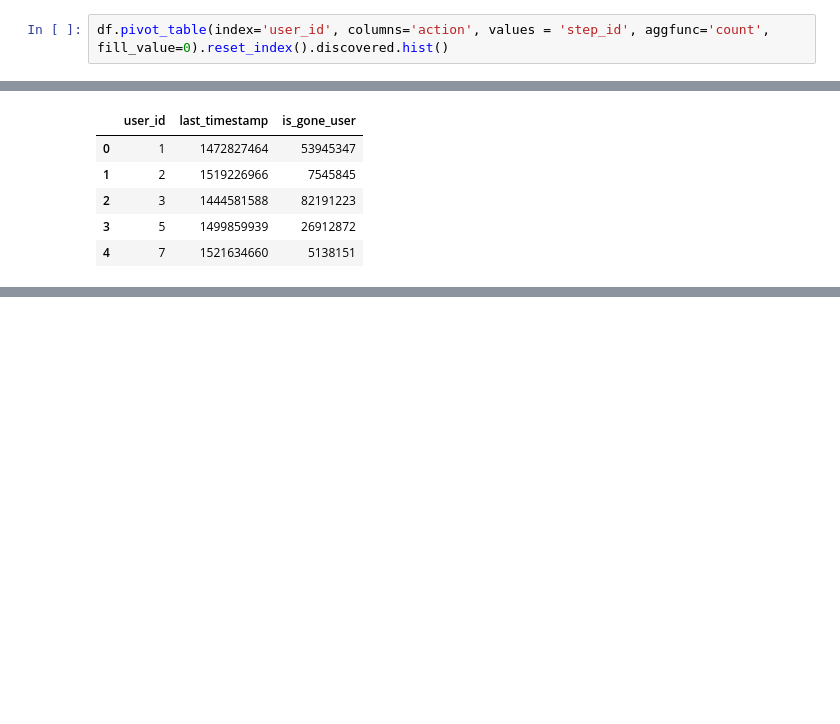
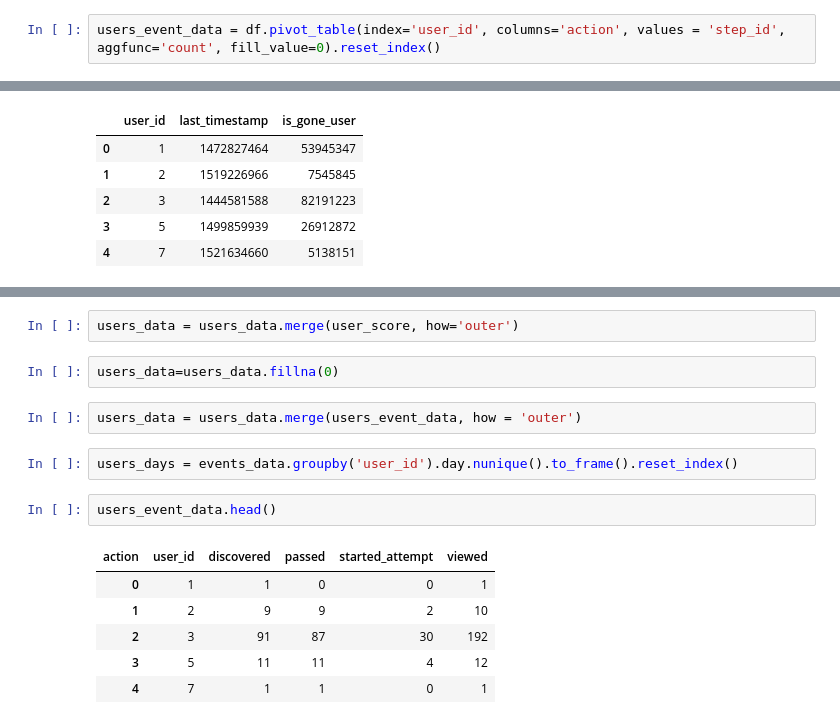
Before and after one commit to LemShark/stepik_ml_contest, a Jupyter notebook: stepik_ml_contest.ipynb, the cells around one changed output, grey strips where cells are left out. Cells and saved outputs as stored; diff of their text form; blank space fills up the shorter version.

```diff
--- a/stepik_ml_contest.ipynb
+++ b/stepik_ml_contest.ipynb
@@ -89,4 +89,4 @@ new_users = starting_date.groupby("day").user_id.nunique().plot(figsize=(30,10))
 <matplotlib.axes._subplots.AxesSubplot at 0x...>
 [figure]
 # %%
-df.pivot_table(index='user_id', columns='action', values = 'step_id', aggfunc='count', fill_value=0).reset_index().discovered.hist()
+users_event_data = df.pivot_table(index='user_id', columns='action', values = 'step_id', aggfunc='count', fill_value=0).reset_index()
@@ -208,0 +213,17 @@ dropout = 30
+# %%
+users_data = users_data.merge(user_score, how='outer')
+# %%
+users_data=users_data.fillna(0)
+# %%
+users_data = users_data.merge(users_event_data, how = 'outer')
+# %%
+users_days = events_data.groupby('user_id').day.nunique().to_frame().reset_index()
+# %%
+users_event_data.head()
+# %% [output]
+| action | user_id | discovered | passed | started_attempt | viewed |
+| 0 | 1 | 1 | 0 | 0 | 1 |
+| 1 | 2 | 9 | 9 | 2 | 10 |
+| 2 | 3 | 91 | 87 | 30 | 192 |
+| 3 | 5 | 11 | 11 | 4 | 12 |
+| 4 | 7 | 1 | 1 | 0 | 1 |
```
Also changed, not shown: parts of 12 cells of this notebook.
